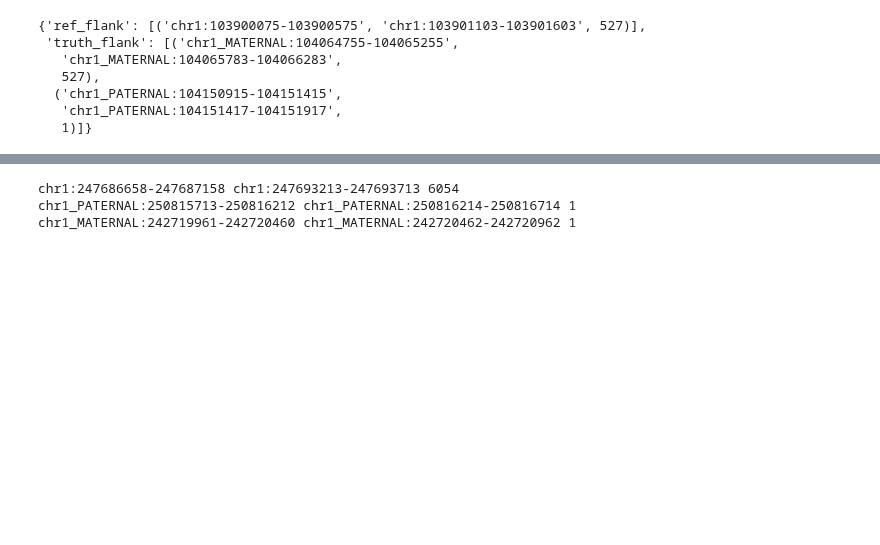
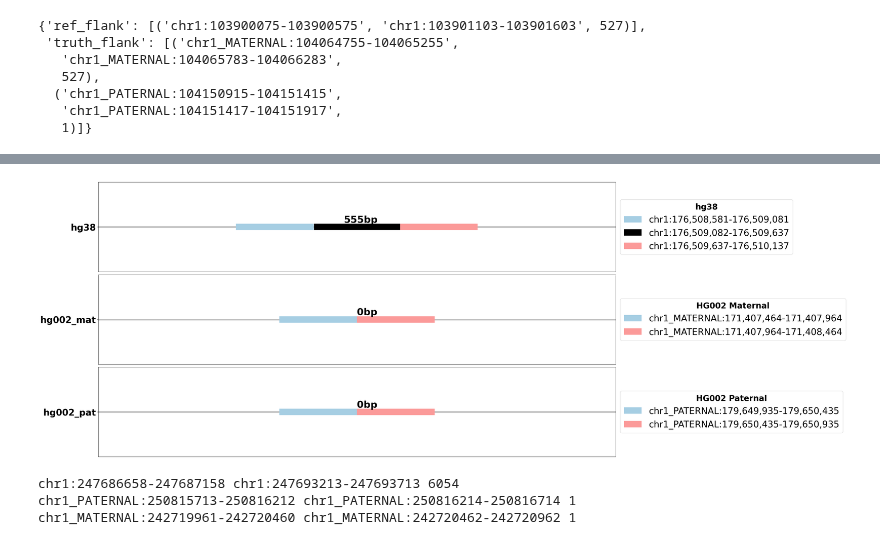
Before and after one commit to broadinstitute/T2T-ACE, a Jupyter notebook: notebooks/alignment.ipynb, the cells around one changed output, grey strips where cells are left out. Drawn from its saved outputs; the diff is of its cells as text; code cells hidden in the pictures; blank space fills up the shorter version.

```diff
--- a/notebooks/alignment.ipynb
+++ b/notebooks/alignment.ipynb
@@ -62,4 +65,9 @@ chr1_PATERNAL:179658215-179658715 chr1_PATERNAL:179658715-179659215 -1
    -1)]}
+# %%
+avu.PlotIntervals(["chr1:176509082-176509637","chr1:176508581-176509081","chr1:176509637-176510137"],['chr1_MATERNAL:171407464-171407964','chr1_MATERNAL:171407964-171408464','chr1_PATERNAL:179649935-179650435',
+   'chr1_PATERNAL:179650435-179650935']).plot_intervals_comparison(flanking=True)
+# %% [output]
+[figure, added]
 # %%
 # COMPLEX DELETION chr1:247687159-247693213
 # Has 6 matches to hg38 chr1, why?
```
Also changed, not shown: parts of 7 cells of this notebook, 8 other files.
